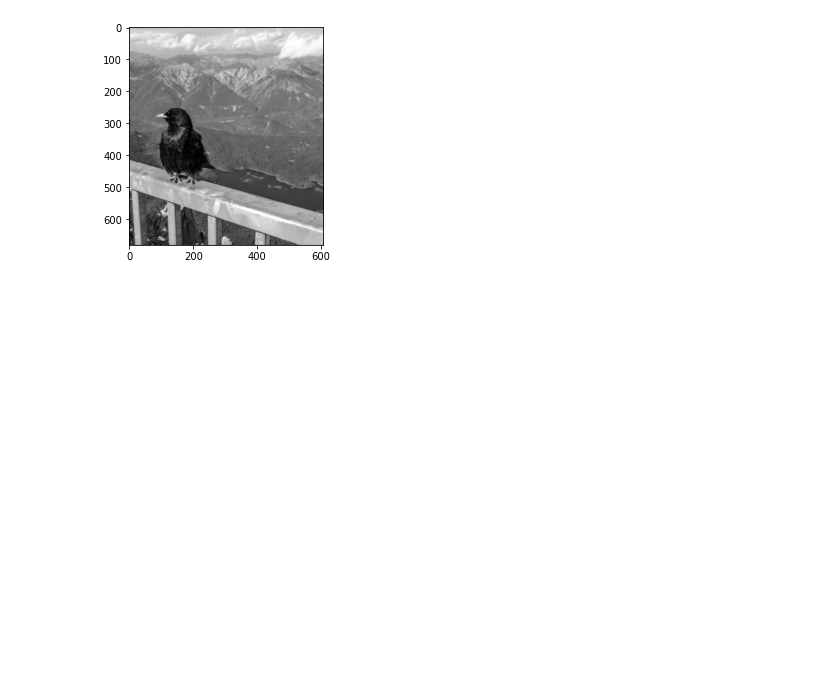
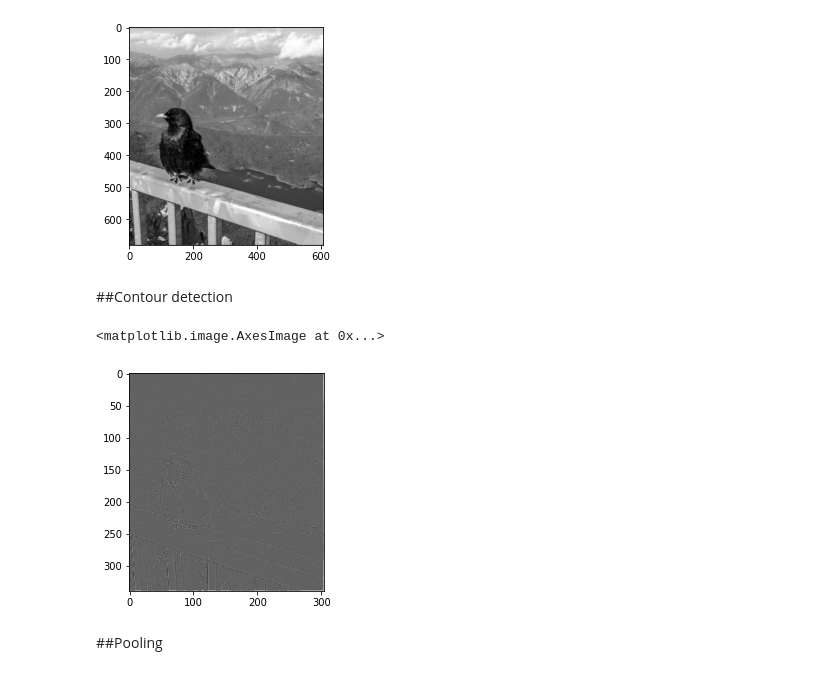
Before and after one commit to Satyamaadi/python, a Jupyter notebook: Basic_ops_with_cnn.ipynb, the cells around one changed output. Cells and saved outputs as stored; diff of their text form; code cells hidden in the pictures; blank space fills up the shorter version.

Commit message:
CNN pooling and contour detection

```diff
--- a/Basic_ops_with_cnn.ipynb
+++ b/Basic_ops_with_cnn.ipynb
@@ -44,3 +44,19 @@ plt.imshow(blurred_res, cmap=plt.cm.gray)
 # %% [output]
 <matplotlib.image.AxesImage at 0x...>
 [figure]
+# %% [markdown]
+##Contour detection
+# %%
+kernel = tf.constant([[-1,-1,-1],[-1,8,-1],[-1,-1,-1]],tf.float32,name='edge_detection')
+# %%
+kernel = tf.expand_dims(tf.expand_dims(kernel,axis=-1),axis=-1)
+# %%
+edge_image = tf.nn.conv2d(img1,kernel,strides=[1,2,2,1],padding='SAME')
+# %%
+edge_res = edge_image.numpy()[0, ..., 0]
+plt.imshow(edge_res, cmap=plt.cm.gray)
+# %% [output]
+<matplotlib.image.AxesImage at 0x...>
+[figure, added]
+# %% [markdown]
+##Pooling
```
Also changed, not shown: parts of 5 cells of this notebook.
